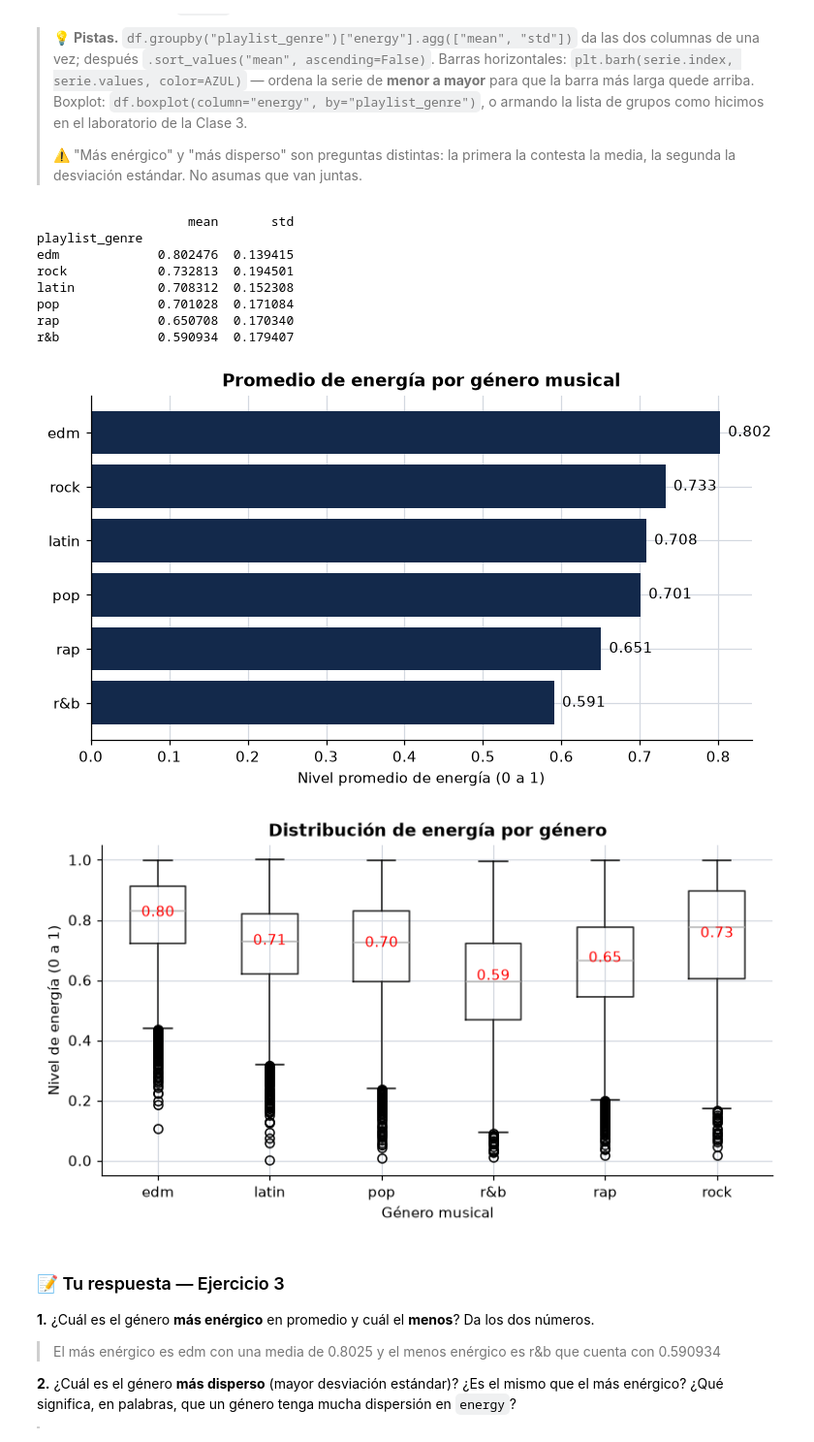
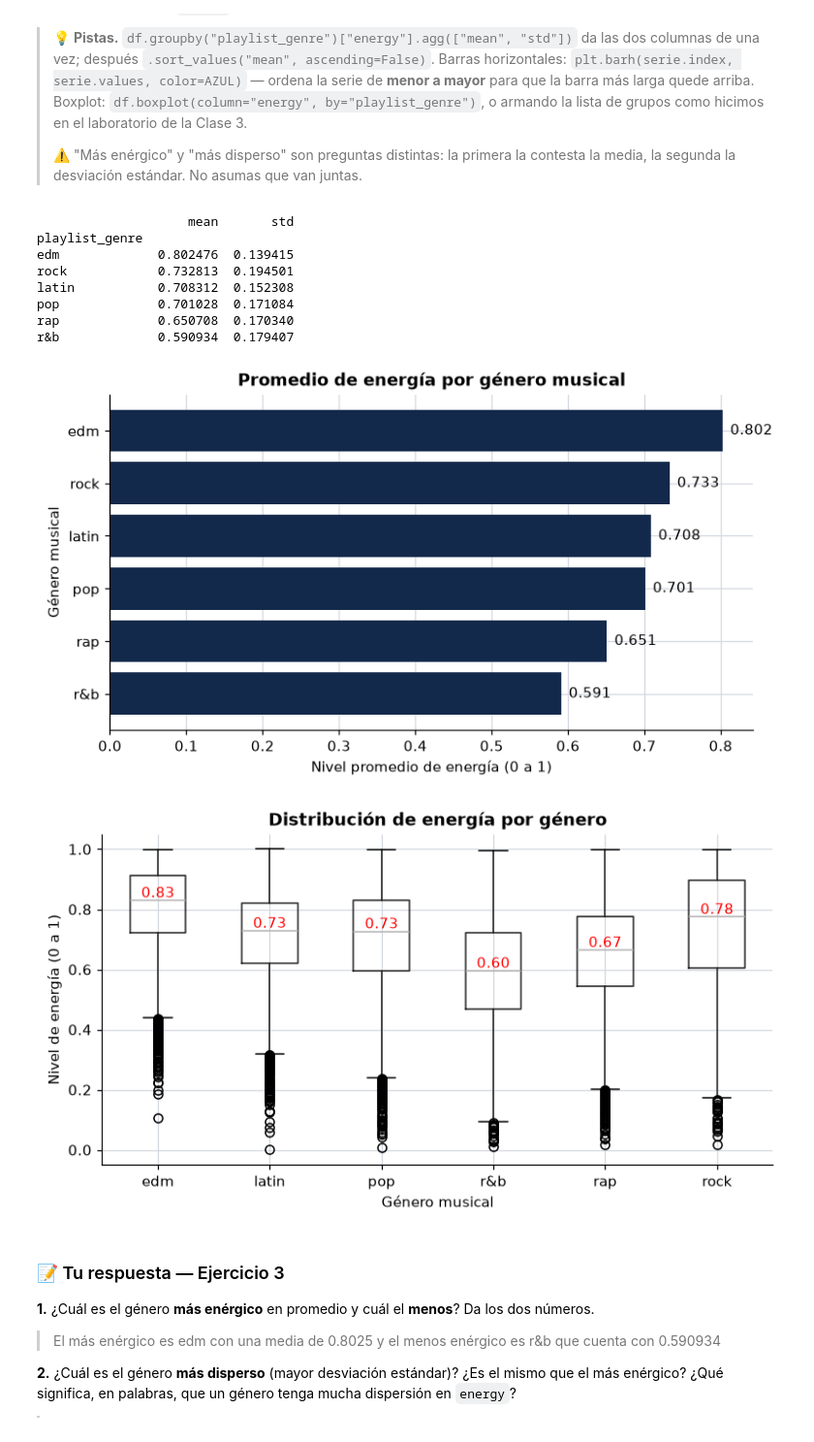
Before and after one commit to jeimyn2/S100, a Jupyter notebook: 01_problem_set.ipynb, the cells around one changed output. Shown at 97% size. Saved outputs shown, nothing was run; the diff lists cells and outputs as text; code cells hidden in the pictures.

```diff
--- a/01_problem_set.ipynb
+++ b/01_problem_set.ipynb
@@ -267,40 +270,41 @@ print(energia_genero)
 media_por_genero = energia_genero["mean"].sort_values()
 plt.barh(media_por_genero.index, media_por_genero.values, color=AZUL)
 plt.xlabel("Nivel promedio de energía (0 a 1)")
+plt.ylabel("Género musical")
 plt.title("Promedio de energía por género musical")
 
 ##etiquetas de datos
 for i, valor in enumerate(media_por_genero.values):
     plt.text(valor + 0.01, i, f"{valor:.3f}", va="center")
 
 plt.show()
 
 
 # c) Boxplot
 df.boxplot(column="energy", by="playlist_genre")
 plt.xlabel("Género musical")
 plt.ylabel("Nivel de energía (0 a 1)")
 plt.title("Distribución de energía por género")
 plt.suptitle("")
 
 medianas = df.groupby("playlist_genre")["energy"].median()
 
 for i, genero in enumerate(medianas.index):
-    valor = media_por_genero[genero]
+    valor = medianas[genero]
     plt.text(i+1, valor + 0.01, f"{valor:.2f}", ha="center", color="red")
 
 plt.show()
 # %% [output]
                     mean       std
 playlist_genre
 edm             0.802476  0.139415
 rock            0.732813  0.194501
 latin           0.708312  0.152308
 pop             0.701028  0.171084
 rap             0.650708  0.170340
 r&b             0.590934  0.179407
-[figure, old version]
+[figure, new version]
-[figure, old version]
+[figure, new version]
 # %% [markdown]
 ### 📝 Tu respuesta — Ejercicio 3
 
```
Also changed, not shown: parts of 8 cells of this notebook.
